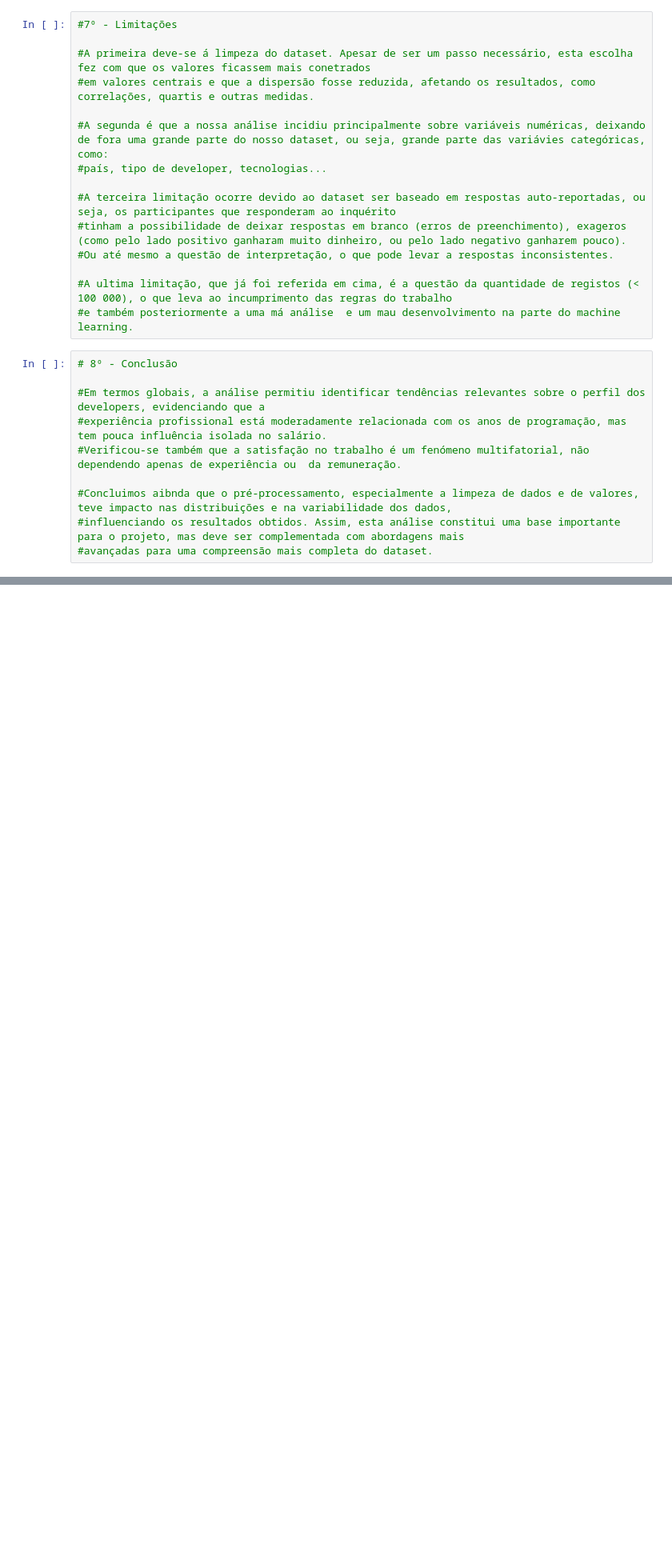
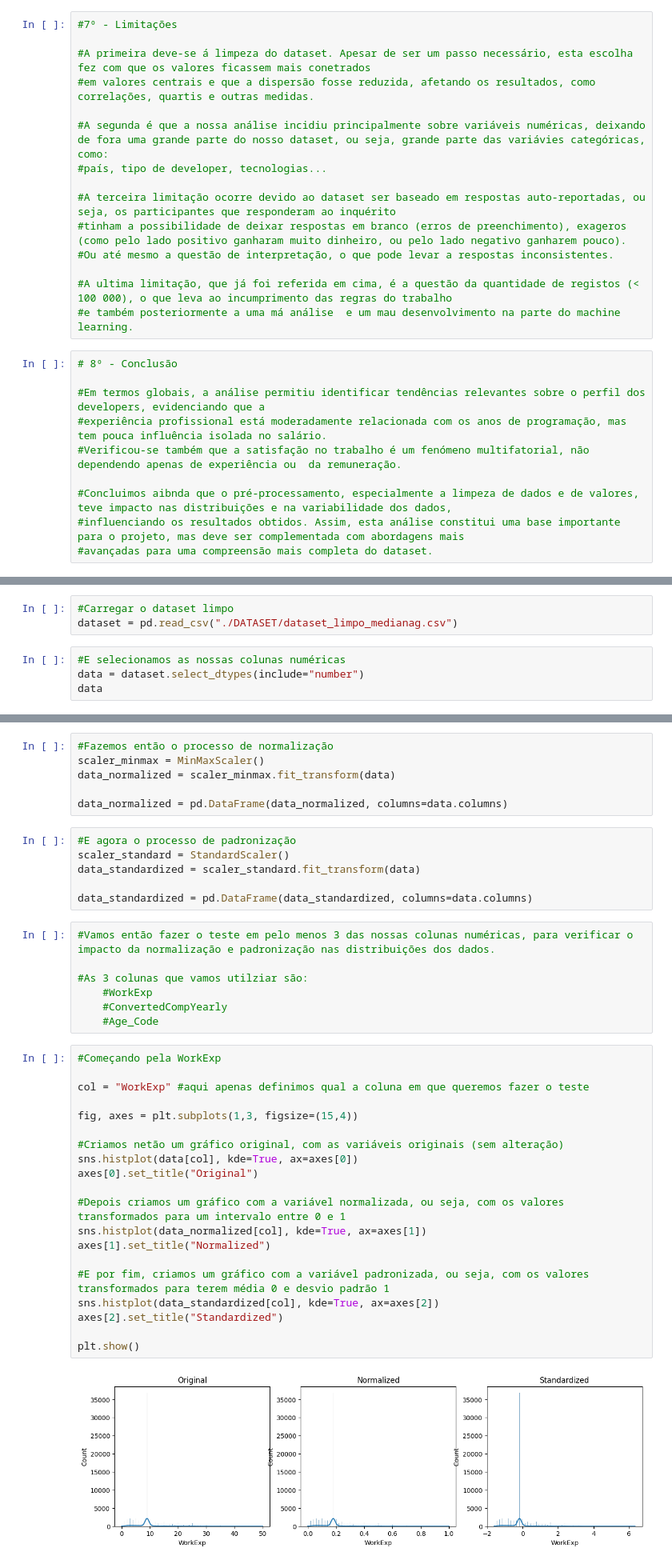
Before and after one commit to Rodrigo-CPE/DataSet_GroupProject, a Jupyter notebook: Notebook_LAD.ipynb, the cells around one changed output, grey strips where cells are left out. Shown at 80% size. Saved outputs shown, nothing was run; the diff lists cells and outputs as text; blank space fills up the shorter version.

Commit message:
[SPRT4][TASK2] Normalização e Padronização
Conclusão do ponto da normalização e padronização. Está feito dentro do Notebook_LAD.ipynb

```diff
--- a/Notebook_LAD.ipynb
+++ b/Notebook_LAD.ipynb
@@ -649,0 +662,7 @@ TOP 10 MENORES SALÁRIOS
+# %%
+#Carregar o dataset limpo
+dataset = pd.read_csv("./DATASET/dataset_limpo_medianag.csv")
+# %%
+#E selecionamos as nossas colunas numéricas
+data = dataset.select_dtypes(include="number")
+data
@@ -649,0 +683,41 @@ TOP 10 MENORES SALÁRIOS
+# %%
+#Fazemos então o processo de normalização
+scaler_minmax = MinMaxScaler()
+data_normalized = scaler_minmax.fit_transform(data)
+
+data_normalized = pd.DataFrame(data_normalized, columns=data.columns)
+# %%
+#E agora o processo de padronização
+scaler_standard = StandardScaler()
+data_standardized = scaler_standard.fit_transform(data)
+
+data_standardized = pd.DataFrame(data_standardized, columns=data.columns)
+# %%
+#Vamos então fazer o teste em pelo menos 3 das nossas colunas numéricas, para verificar o impacto da normalização e padronização nas distribuições dos dados.
+
+#As 3 colunas que vamos utilziar são:
+    #WorkExp
+    #ConvertedCompYearly
+    #Age_Code
+# %%
+#Começando pela WorkExp
+
+col = "WorkExp" #aqui apenas definimos qual a coluna em que queremos fazer o teste
+
+fig, axes = plt.subplots(1,3, figsize=(15,4))
+
+#Criamos netão um gráfico original, com as variáveis originais (sem alteração)
+sns.histplot(data[col], kde=True, ax=axes[0])
+axes[0].set_title("Original")
+
+#Depois criamos um gráfico com a variável normalizada, ou seja, com os valores transformados para um intervalo entre 0 e 1
+sns.histplot(data_normalized[col], kde=True, ax=axes[1])
+axes[1].set_title("Normalized")
+
+#E por fim, criamos um gráfico com a variável padronizada, ou seja, com os valores transformados para terem média 0 e desvio padrão 1
+sns.histplot(data_standardized[col], kde=True, ax=axes[2])
+axes[2].set_title("Standardized")
+
+plt.show()
+# %% [output]
+[figure, added]
```
Also changed, not shown: parts of 8 cells of this notebook.
